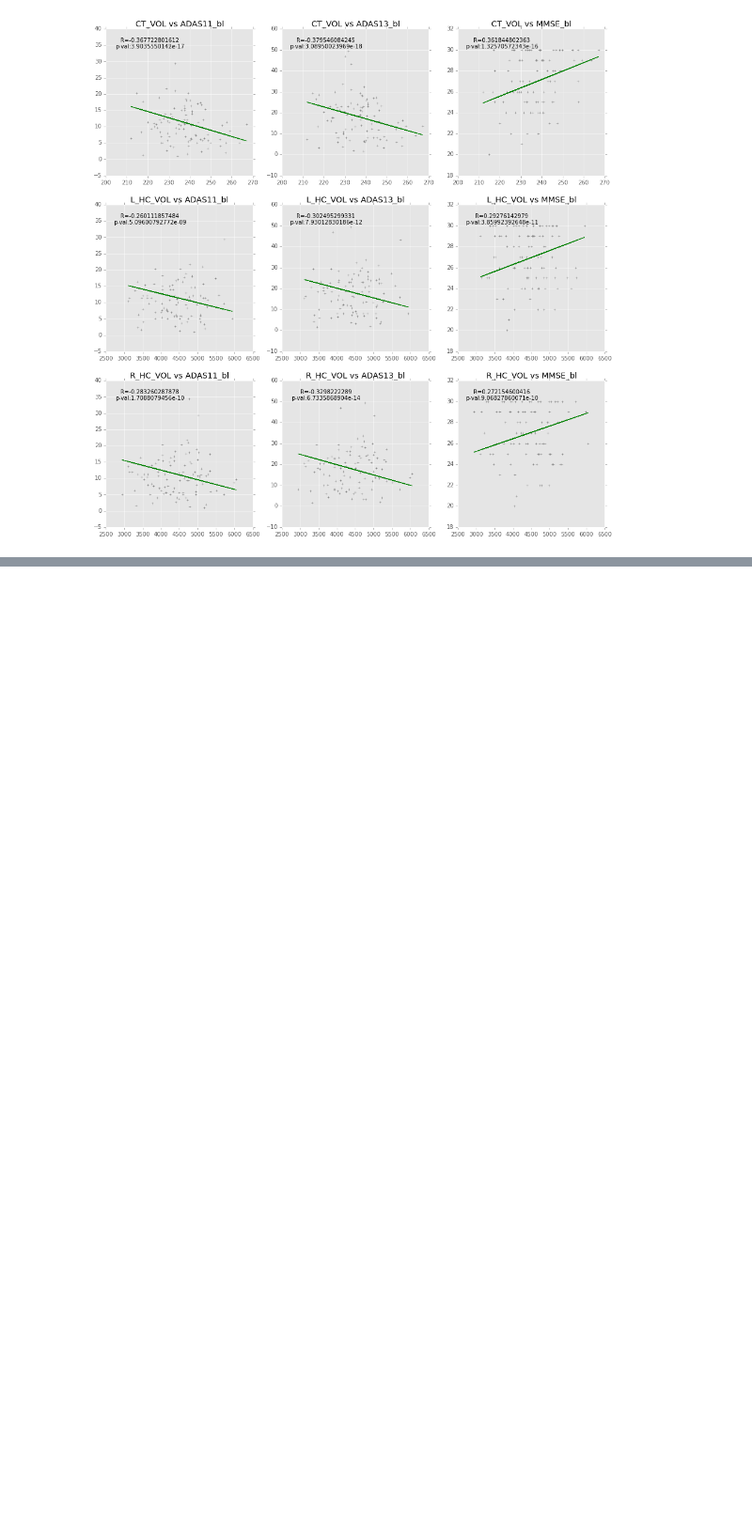
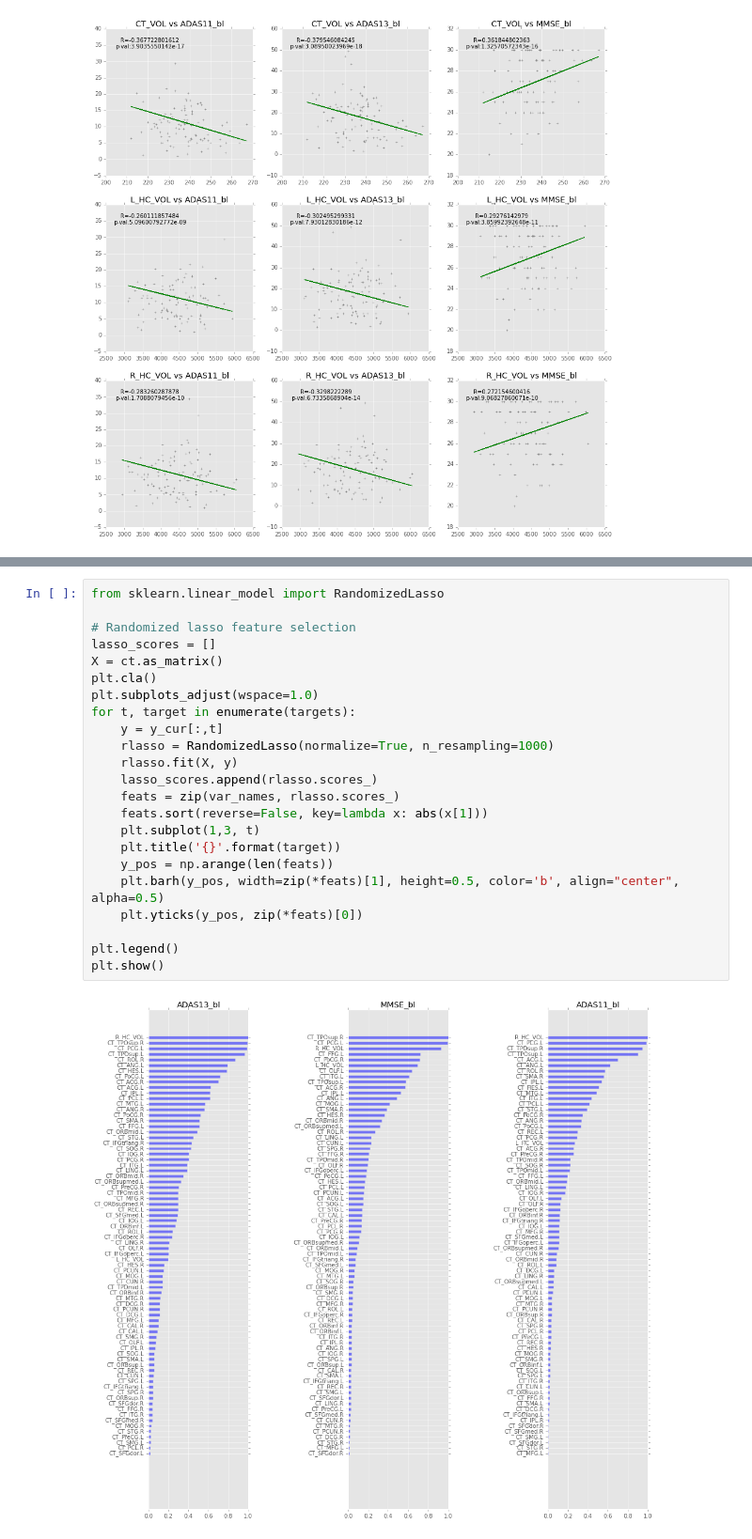
Before and after one commit to TIGRLab/NI-ML, a Jupyter notebook: models/notebooks/MMRegression/MMR_simple.ipynb, the cells around one changed output, grey strips where cells are left out. Shown: that part at 94% size. Cells and saved outputs as stored; diff of their text form; blank space fills up the shorter version.

Commit message:
Adds RF feature selection to notebook

```diff
--- a/models/notebooks/MMRegression/MMR_simple.ipynb
+++ b/models/notebooks/MMRegression/MMR_simple.ipynb
@@ -277 +255,26 @@ r2 **2 scores
 None
+# %%
+from sklearn.linear_model import RandomizedLasso
+
+# Randomized lasso feature selection
+lasso_scores = []
+X = ct.as_matrix()
+plt.cla()
+plt.subplots_adjust(wspace=1.0)
+for t, target in enumerate(targets):
+    y = y_cur[:,t]
+    rlasso = RandomizedLasso(normalize=True, n_resampling=1000)
+    rlasso.fit(X, y)
+    lasso_scores.append(rlasso.scores_)
+    feats = zip(var_names, rlasso.scores_)
+    feats.sort(reverse=False, key=lambda x: abs(x[1]))
+    plt.subplot(1,3, t)
+    plt.title('{}'.format(target))
+    y_pos = np.arange(len(feats))
+    plt.barh(y_pos, width=zip(*feats)[1], height=0.5, color='b', align="center", alpha=0.5)
+    plt.yticks(y_pos, zip(*feats)[0])
+
+plt.legend()
+plt.show()
+# %% [output]
+[figure, added]
```
Also changed, not shown: parts of 4 cells of this notebook.
